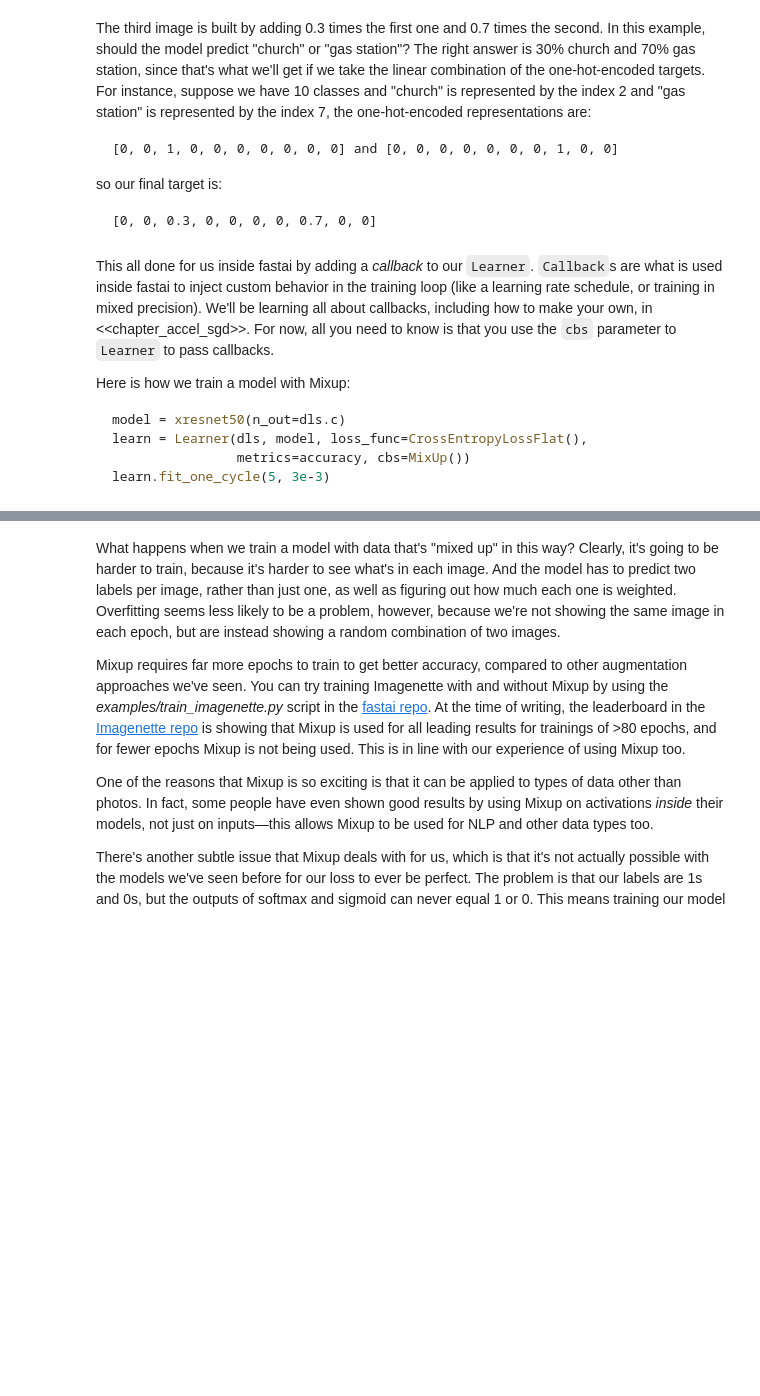
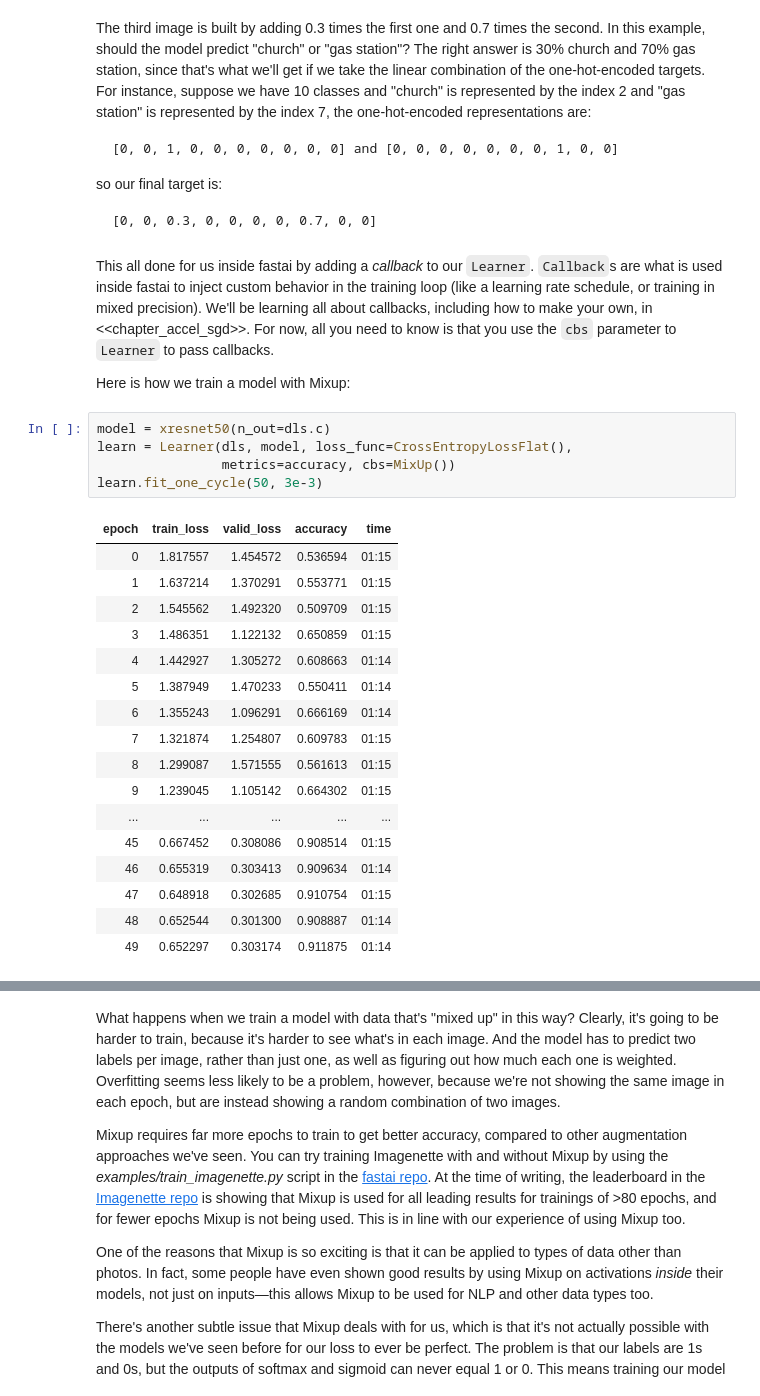
Before and after one commit to afortuny/DeepLearningFastAI, a Jupyter notebook: 08_SOTA Tricks and Tips on Imagenette.ipynb, the cells around one changed output, grey strips where cells are left out. Drawn from its saved outputs; the diff is of its cells as text; blank space fills up the shorter version.

Commit message:
92 % accuracy with mix and tet augm

````diff
--- a/08_SOTA Tricks and Tips on Imagenette.ipynb
+++ b/08_SOTA Tricks and Tips on Imagenette.ipynb
@@ -266,10 +263,26 @@ so our final target is:
 This all done for us inside fastai by adding a *callback* to our `Learner`. `Callback`s are what is used inside fastai to inject custom behavior in the training loop (like a learning rate schedule, or training in mixed precision). We'll be learning all about callbacks, including how to make your own, in <<chapter_accel_sgd>>. For now, all you need to know is that you use the `cbs` parameter to `Learner` to pass callbacks.
 
 Here is how we train a model with Mixup:
-
-```python
-model = xresnet50(n_out=dls.c)
-learn = Learner(dls, model, loss_func=CrossEntropyLossFlat(),
-                metrics=accuracy, cbs=MixUp())
-learn.fit_one_cycle(5, 3e-3)
-```
+# %%
+model = xresnet50(n_out=dls.c)
+learn = Learner(dls, model, loss_func=CrossEntropyLossFlat(),
+                metrics=accuracy, cbs=MixUp())
+learn.fit_one_cycle(50, 3e-3)
+# %% [output]
+| epoch | train_loss | valid_loss | accuracy | time |
+| 0 | 1.817557 | 1.454572 | 0.536594 | 01:15 |
+| 1 | 1.637214 | 1.370291 | 0.553771 | 01:15 |
+| 2 | 1.545562 | 1.492320 | 0.509709 | 01:15 |
+| 3 | 1.486351 | 1.122132 | 0.650859 | 01:15 |
+| 4 | 1.442927 | 1.305272 | 0.608663 | 01:14 |
+| 5 | 1.387949 | 1.470233 | 0.550411 | 01:14 |
+| 6 | 1.355243 | 1.096291 | 0.666169 | 01:14 |
+| 7 | 1.321874 | 1.254807 | 0.609783 | 01:15 |
+| 8 | 1.299087 | 1.571555 | 0.561613 | 01:15 |
+| 9 | 1.239045 | 1.105142 | 0.664302 | 01:15 |
+| ... | ... | ... | ... | ... |
+| 45 | 0.667452 | 0.308086 | 0.908514 | 01:15 |
+| 46 | 0.655319 | 0.303413 | 0.909634 | 01:14 |
+| 47 | 0.648918 | 0.302685 | 0.910754 | 01:15 |
+| 48 | 0.652544 | 0.301300 | 0.908887 | 01:14 |
+| 49 | 0.652297 | 0.303174 | 0.911875 | 01:14 |
````
Also changed, not shown: parts of 16 cells of this notebook.
